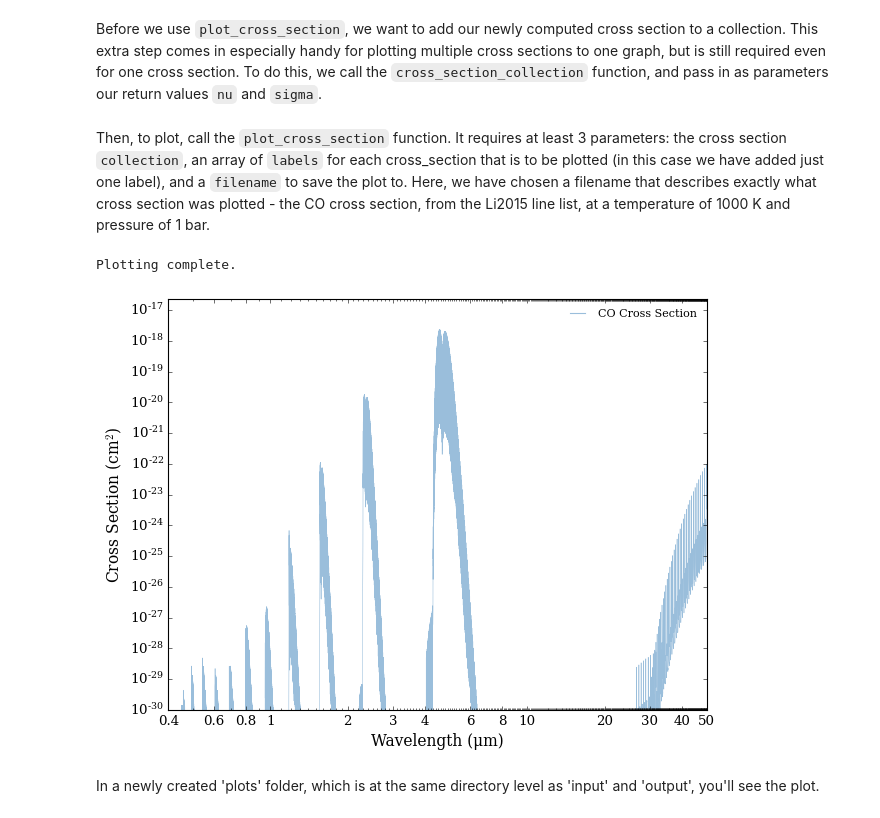
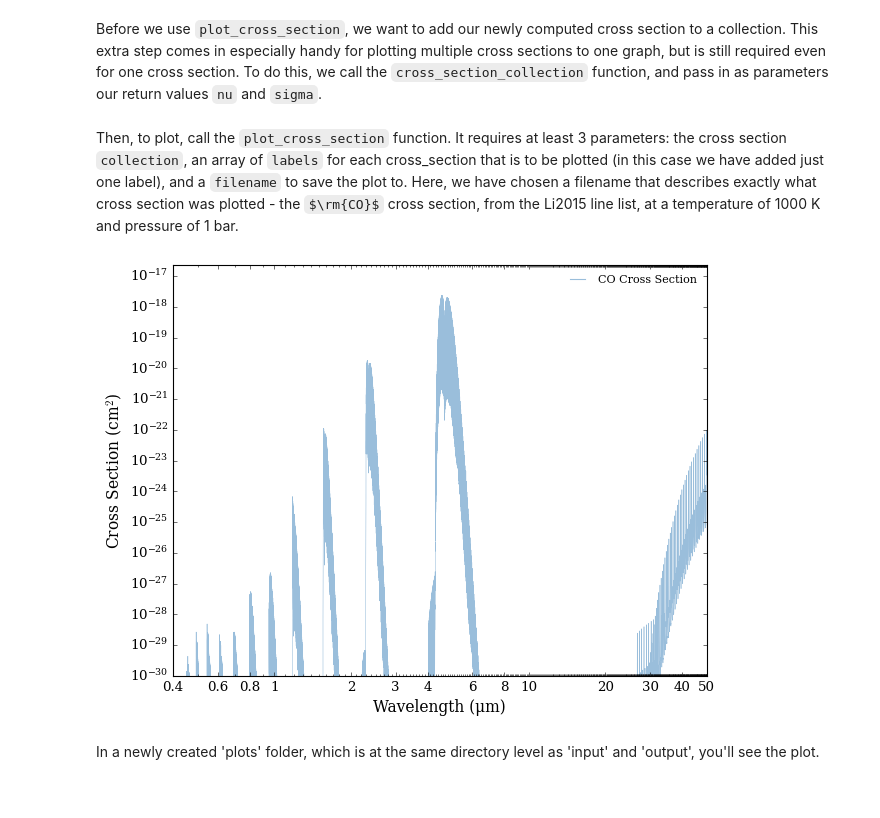
Before and after one commit to MartianColonist/Excalibur, a Jupyter notebook: docs/content/notebooks/cross_section_basic.ipynb, the cells around one changed output. Cells and saved outputs as stored; diff of their text form; code cells hidden in the pictures; some formulas as TeX source.

```diff
--- a/docs/content/notebooks/cross_section_basic.ipynb
+++ b/docs/content/notebooks/cross_section_basic.ipynb
@@ -108,12 +111,14 @@ sigmas = []
 # Add to collection
 cross_sections = cross_section_collection(nu, sigma, sigmas)
 # %% [markdown]
-Then, to plot, call the `plot_cross_section` function. It requires at least 3 parameters: the cross section `collection`, an array of `labels` for each cross_section that is to be plotted (in this case we have added just one label), and a `filename` to save the plot to. Here, we have chosen a filename that describes exactly what cross section was plotted - the CO cross section, from the Li2015 line list, at a temperature of 1000 K and pressure of 1 bar.
+Then, to plot, call the `plot_cross_section` function. It requires at least 3 parameters: the cross section `collection`, an array of `labels` for each cross_section that is to be plotted (in this case we have added just one label), and a `filename` to save the plot to. Here, we have chosen a filename that describes exactly what cross section was plotted - the $\rm{CO}$ cross section, from the Li2015 line list, at a temperature of 1000 K and pressure of 1 bar.
 # %%
 # Plot cross section
-spectrum = plot_cross_section(collection = cross_sections, labels = ['CO Cross Section'], filename = 'CO_Li2015_T1000_P1')
+spectrum = plot_cross_section(collection = cross_sections,
+                              labels = ['CO Cross Section'],
+                              filename = 'CO_Li2015_T1000_P1',
+                              y_min = 1e-30)
 # %% [output]
-Plotting complete.
-[figure, old version]
+[figure, new version]
 # %% [markdown]
 In a newly created 'plots' folder, which is at the same directory level as 'input' and 'output', you'll see the plot.
```
Also changed, not shown: parts of 5 cells of this notebook.
